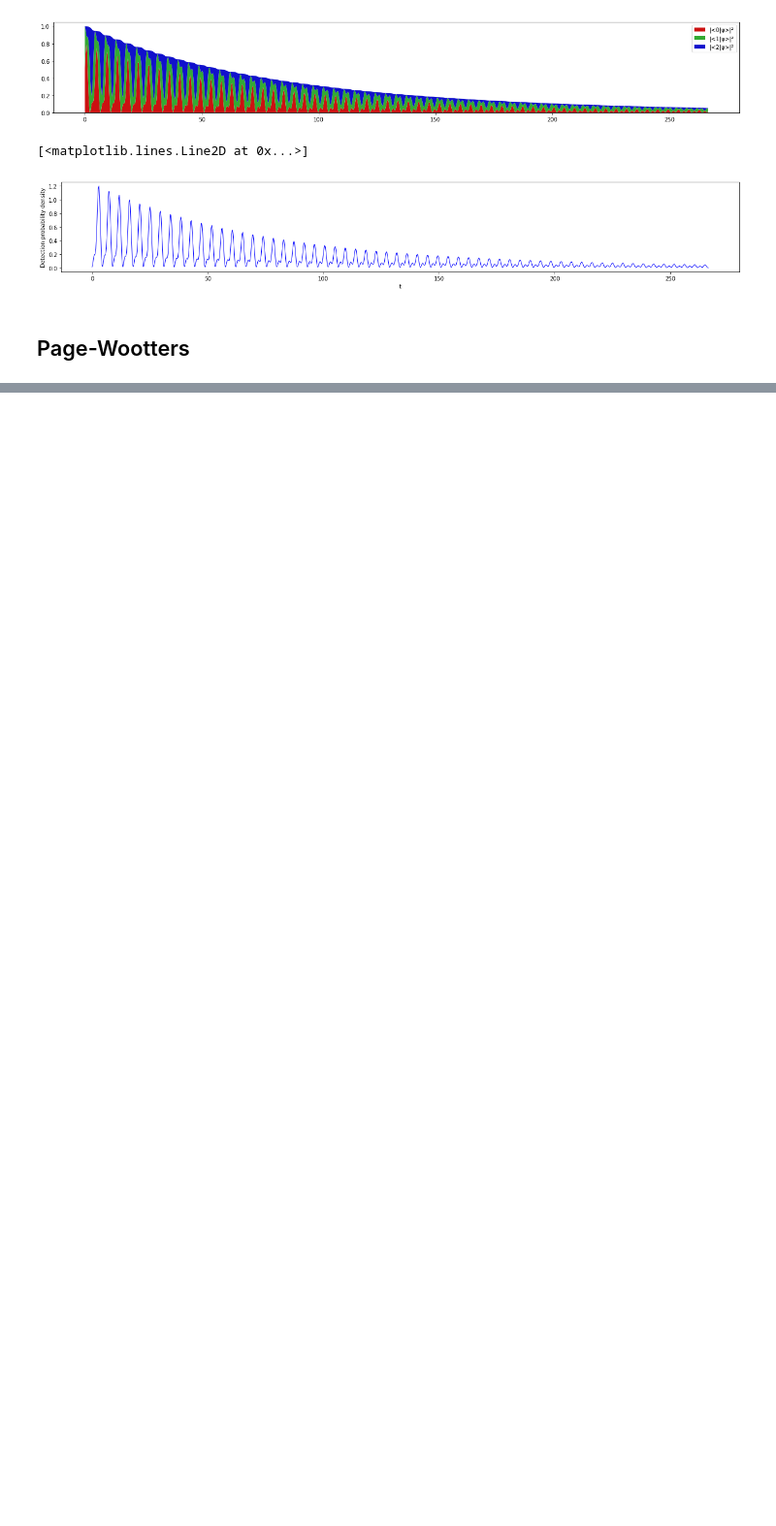
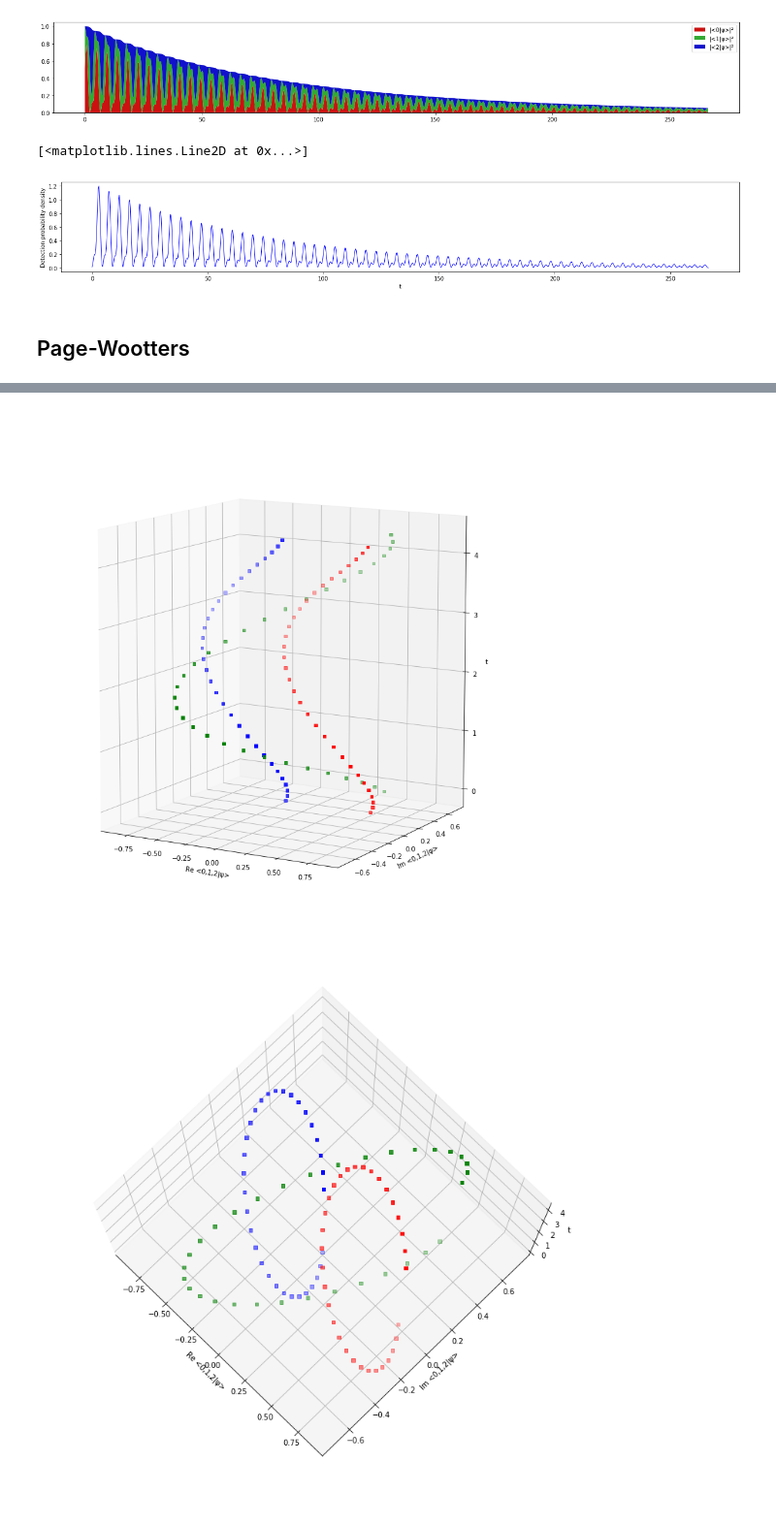
Before and after one commit to gderosa/timeq, a Jupyter notebook: comp/jupyter/detect-gentle3.ipynb, the cells around one changed output, grey strips where cells are left out. Shown at 97% size. Cells and saved outputs as stored; diff of their text form; code cells hidden in the pictures; blank space fills up the shorter version.

```diff
--- a/comp/jupyter/detect-gentle3.ipynb
+++ b/comp/jupyter/detect-gentle3.ipynb
@@ -454,0 +463,45 @@ array([-0.-0.j,  0.+0.j,  0.+0.j])
+# %%
+# 3D parametric plot
+
+times_discrete = np.diag(T)
+
+for (vertical_angle, horizontal_angle, height, width) in (10, -60, 15, 13), (80, -45, 13, 13):
+    fig = plt.figure(figsize=(width, height))
+
+
+    ax = fig.gca(projection='3d')
+
+    ax.view_init(vertical_angle, horizontal_angle) # rotate 3d point of view
+
+    ax.set_xlabel('Re <0,1,2|\u03C8>')
+    ax.set_ylabel('Im <0,1,2|\u03C8>')
+    ax.set_zlabel('t')
+
+    #ax.scatter(
+    #    np.zeros(NPLOTPOINTS, dtype=np.float),
+    #    np.zeros(NPLOTPOINTS, dtype=np.float),
+    #    times,#
+    #
+    #    #c = rgbs,
+    #    s = 10
+    #)
+    _c = ['r', 'g', 'b']
+    for i in 0, 1, 2:
+        _psi = history.reshape((-1,3)).T
+        ax.scatter(
+            np.real(
+                _psi[i]
+            ),
+            np.imag(
+                _psi[i]
+            ),
+            times_discrete,
+
+            marker = 's',
+            #depthshade=False,
+            #s = abs(_psi[i]**2)*60,
+            c = _c[i]
+        )
+# %% [output]
+[figure, added]
+[figure, added]
```
Also changed, not shown: parts of 10 cells of this notebook.
